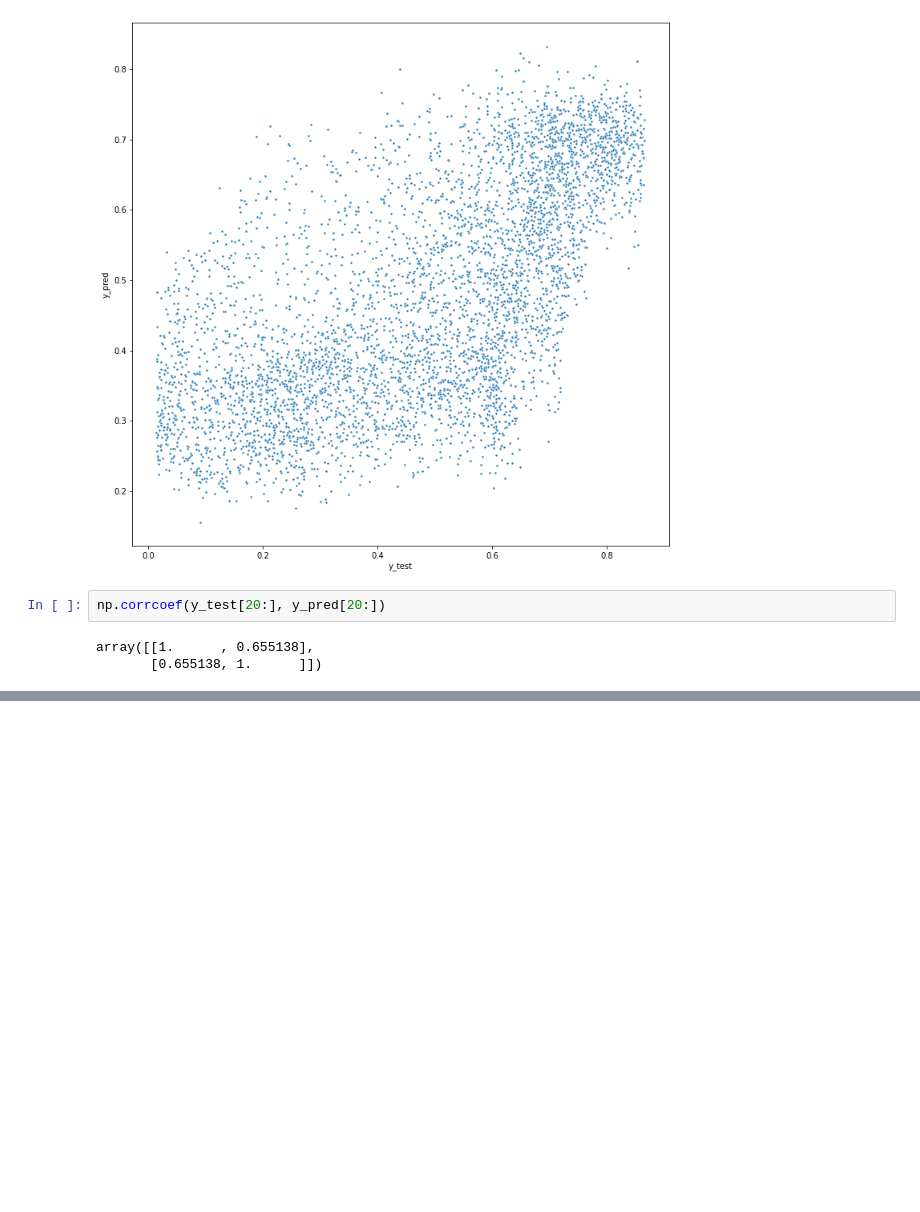
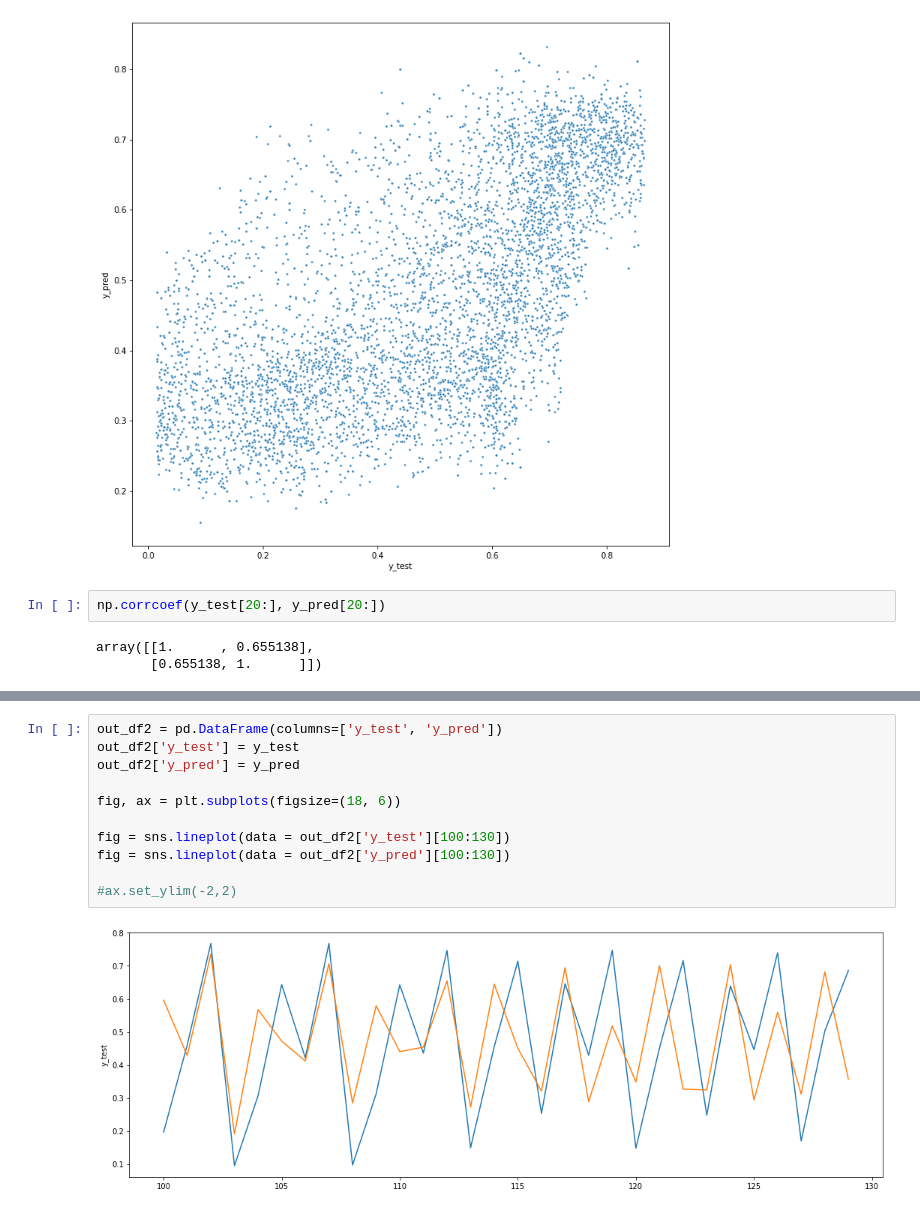
Before and after one commit to filyp/brainhack-reservoir, a Jupyter notebook: test_pyrcn.ipynb, the cells around one changed output, grey strips where cells are left out. Drawn from its saved outputs; the diff is of its cells as text; blank space fills up the shorter version.

```diff
--- a/test_pyrcn.ipynb
+++ b/test_pyrcn.ipynb
@@ -130,0 +144,13 @@ array([[1.      , 0.655138],
+# %%
+out_df2 = pd.DataFrame(columns=['y_test', 'y_pred'])
+out_df2['y_test'] = y_test
+out_df2['y_pred'] = y_pred
+
+fig, ax = plt.subplots(figsize=(18, 6))
+
+fig = sns.lineplot(data = out_df2['y_test'][100:130])
+fig = sns.lineplot(data = out_df2['y_pred'][100:130])
+
+#ax.set_ylim(-2,2)
+# %% [output]
+[figure, added]
```
Also changed, not shown: parts of 1 cell of this notebook.
